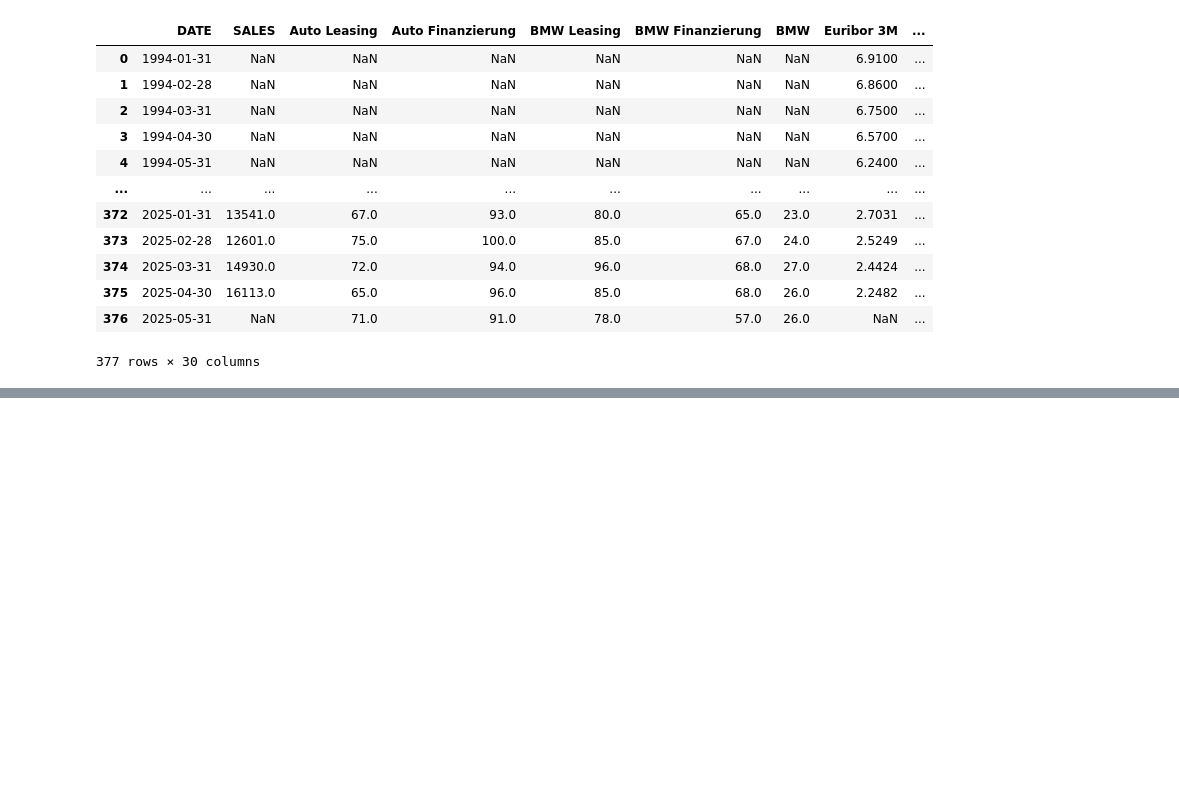
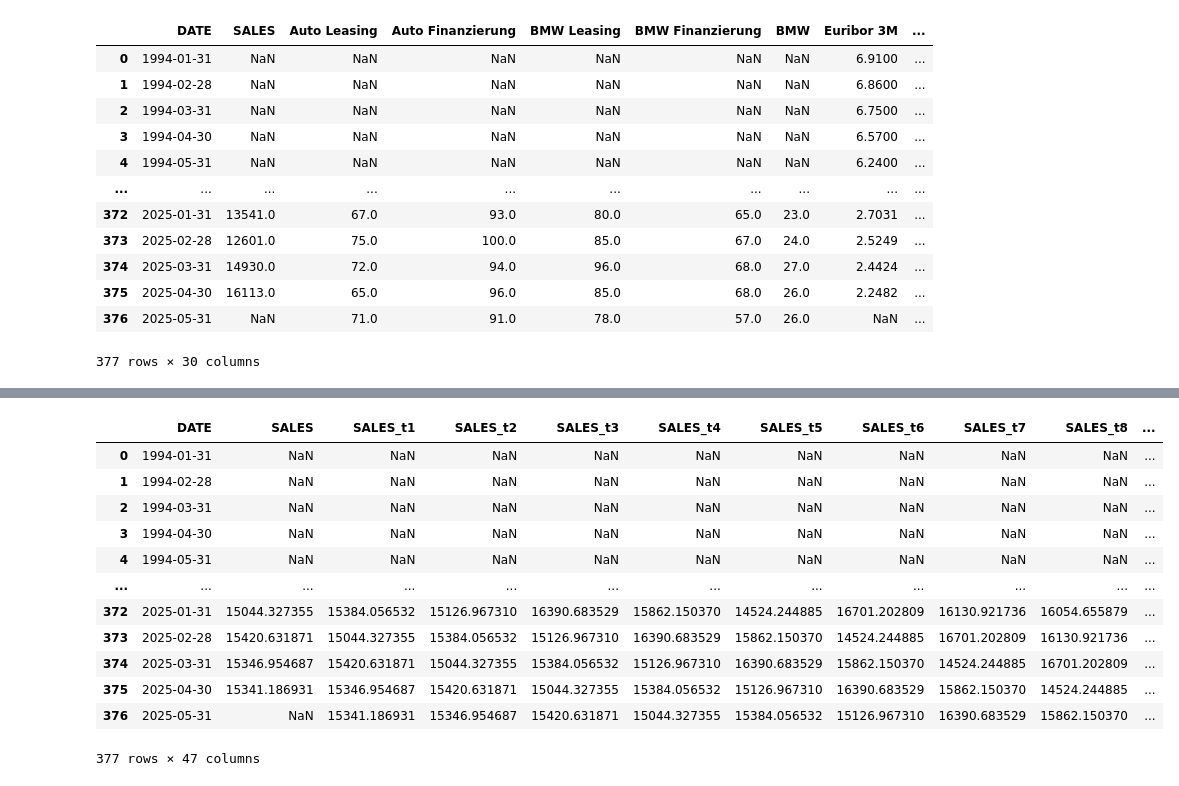
Before and after one commit to Philipp-Manhart/PA-II, a Jupyter notebook: code.ipynb, the cells around one changed output, grey strips where cells are left out. Saved outputs shown, nothing was run; the diff lists cells and outputs as text; code cells hidden in the pictures; blank space fills up the shorter version.

```diff
--- a/code.ipynb
+++ b/code.ipynb
@@ -175,6 +175,24 @@ gt_bmw = convert_monat_to_date(gt_bmw)
 
 # verbraucherpreisindex
 verbraucherpreisindex = pd.read_csv("./original data/Verbraucherpreisindex.csv", sep=";", decimal=",")
+
+# Columns to clean: replace comma with period and convert to float
+cols_to_clean_comma = [
+    "Index der Erzeugerpreise gewerblicher Produkte",
+    "Index der Einfuhrpreise",
+    "Index der Ausfuhrpreise"
+]
+
+for col in cols_to_clean_comma:
+    verbraucherpreisindex[col] = (
+        verbraucherpreisindex[col]
+        .astype(str)
+        .str.replace(",", ".", regex=False)
+        .replace(".", "0", regex=False)  # Handle cases where only a period might be left or as a placeholder
+        .replace("", "0") # Replace empty strings with 0
+        .astype(float)
+    )
+
 # Convert "Datum" to datetime, then set to last day of month
 verbraucherpreisindex["DATE"] = pd.to_datetime(verbraucherpreisindex["Datum"], format="%d/%m/%Y") + pd.offsets.MonthEnd(0)
 verbraucherpreisindex["DATE"] = verbraucherpreisindex["DATE"].dt.strftime("%Y-%m-%d")
@@ -314,16 +342,30 @@ ValueError: could not convert string to float: '90,6'
 # %%
 # feature engineering
 df_fe = df_sa.copy()
 df_fe["DATE"] = pd.to_datetime(df_fe["DATE"])
 
 # Create lagged features
-absatz_idx = df_fe.columns.get_loc('Absatzzahlen')
+absatz_idx = df_fe.columns.get_loc('SALES')
 for lag in range(1, 18):
-  col_name = f'Absatzzahlen_t{lag}'
-  df_fe.insert(absatz_idx + lag, col_name, df_fe['Absatzzahlen'].shift(lag))
+  col_name = f'SALES_t{lag}'
+  df_fe.insert(absatz_idx + lag, col_name, df_fe['SALES'].shift(lag))
 
-#  Create growth rate features
-for col in seasonal_cols:
-  if col != 'Absatzzahlen':
-    df_fe[f'{col}_growth'] = df_fe[col].pct_change()
+# #  Create growth rate features
+# for col in seasonal_cols:
+#   if col != 'SALES':
+#     df_fe[f'{col}_growth'] = df_fe[col].pct_change()
 df_fe
+# %% [output]
+|  | DATE | SALES | SALES_t1 | SALES_t2 | SALES_t3 | SALES_t4 | SALES_t5 | SALES_t6 | SALES_t7 | SALES_t8 | ... |
+| 0 | 1994-01-31 | NaN | NaN | NaN | NaN | NaN | NaN | NaN | NaN | NaN | ... |
+| 1 | 1994-02-28 | NaN | NaN | NaN | NaN | NaN | NaN | NaN | NaN | NaN | ... |
+| 2 | 1994-03-31 | NaN | NaN | NaN | NaN | NaN | NaN | NaN | NaN | NaN | ... |
+| 3 | 1994-04-30 | NaN | NaN | NaN | NaN | NaN | NaN | NaN | NaN | NaN | ... |
+| 4 | 1994-05-31 | NaN | NaN | NaN | NaN | NaN | NaN | NaN | NaN | NaN | ... |
+| ... | ... | ... | ... | ... | ... | ... | ... | ... | ... | ... | ... |
+| 372 | 2025-01-31 | 15044.327355 | 15384.056532 | 15126.967310 | 16390.683529 | 15862.150370 | 14524.244885 | 16701.202809 | 16130.921736 | 16054.655879 | ... |
+| 373 | 2025-02-28 | 15420.631871 | 15044.327355 | 15384.056532 | 15126.967310 | 16390.683529 | 15862.150370 | 14524.244885 | 16701.202809 | 16130.921736 | ... |
+| 374 | 2025-03-31 | 15346.954687 | 15420.631871 | 15044.327355 | 15384.056532 | 15126.967310 | 16390.683529 | 15862.150370 | 14524.244885 | 16701.202809 | ... |
+| 375 | 2025-04-30 | 15341.186931 | 15346.954687 | 15420.631871 | 15044.327355 | 15384.056532 | 15126.967310 | 16390.683529 | 15862.150370 | 14524.244885 | ... |
+| 376 | 2025-05-31 | NaN | 15341.186931 | 15346.954687 | 15420.631871 | 15044.327355 | 15384.056532 | 15126.967310 | 16390.683529 | 15862.150370 | ... |
+377 rows × 47 columns
```
Also changed, not shown: parts of 6 cells of this notebook, 1 other file.
